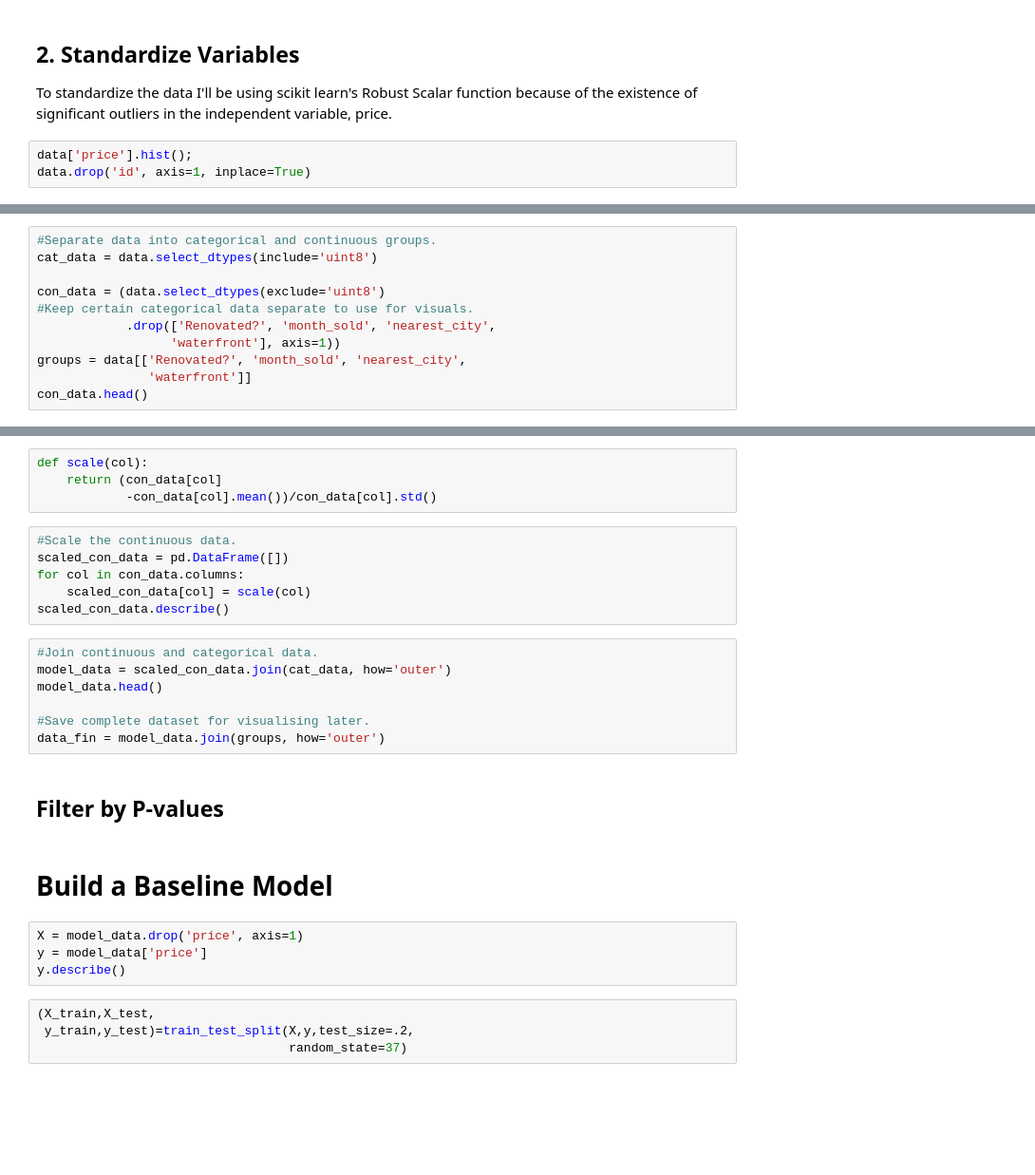
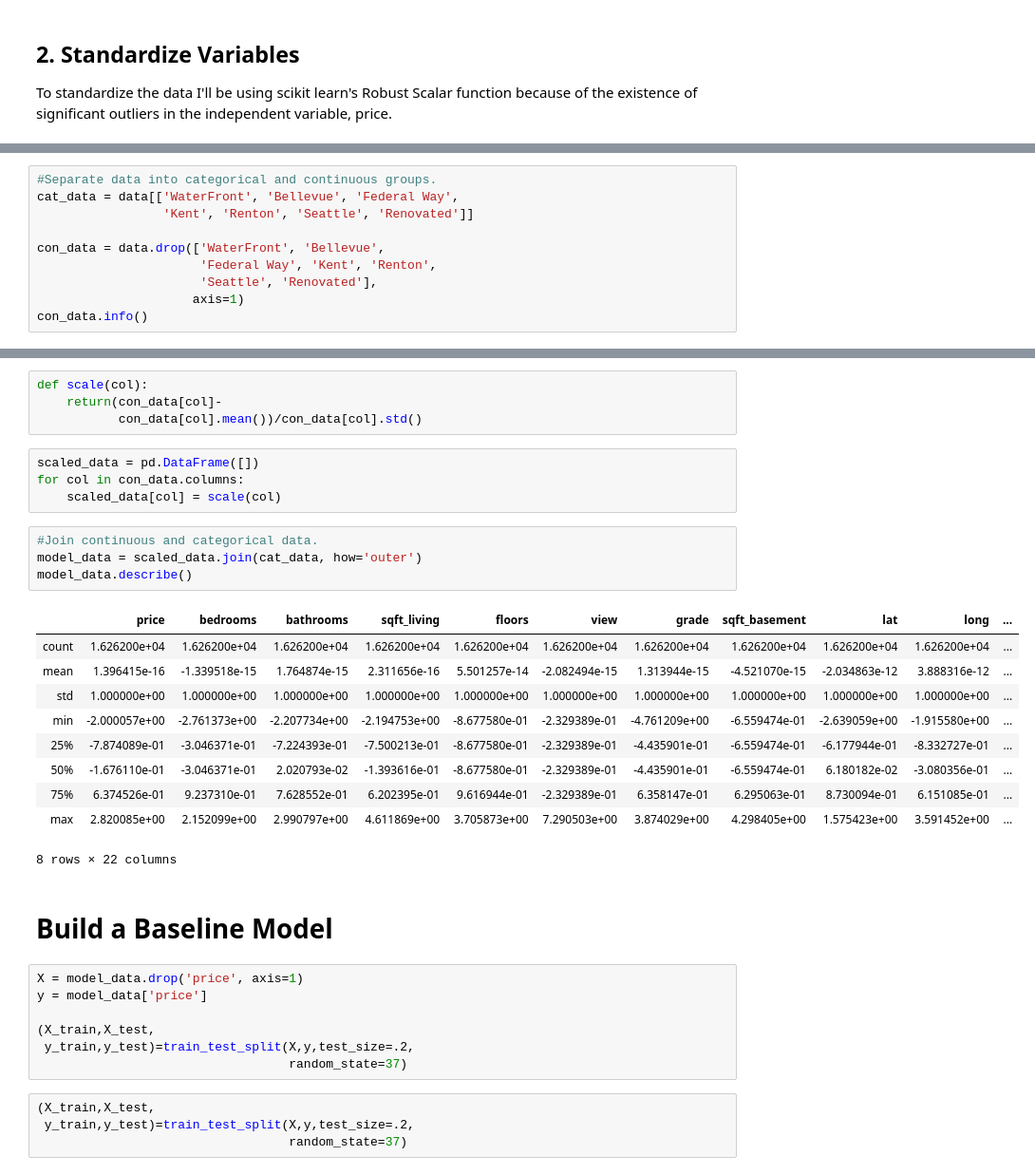
Before and after one commit to shsobieski/Housing-Valuation-Tool, a Jupyter notebook: analysis.ipynb, the cells around one changed output, grey strips where cells are left out. Shown: that part at 95% size. Saved outputs shown, nothing was run; the diff lists cells and outputs as text; blank space fills up the shorter version.

```diff
--- a/analysis.ipynb
+++ b/analysis.ipynb
@@ -59,6 +60,3 @@ data.drop('sqft_above',)
 # %% [markdown]
 ## 2. Standardize Variables
 To standardize the data I'll be using scikit learn's Robust Scalar function because of the existence of significant outliers in the independent variable, price.
-# %%
-data['price'].hist();
-data.drop('id', axis=1, inplace=True)
@@ -65,11 +83,10 @@ data.drop('id', axis=1, inplace=True)
 # %%
 #Separate data into categorical and continuous groups.
-cat_data = data.select_dtypes(include='uint8')
+cat_data = data[['WaterFront', 'Bellevue', 'Federal Way',
+                 'Kent', 'Renton', 'Seattle', 'Renovated']]
 
-con_data = (data.select_dtypes(exclude='uint8')
-#Keep certain categorical data separate to use for visuals.
-            .drop(['Renovated?', 'month_sold', 'nearest_city',
-                  'waterfront'], axis=1))
-groups = data[['Renovated?', 'month_sold', 'nearest_city',
-               'waterfront']]
-con_data.head()
+con_data = data.drop(['WaterFront', 'Bellevue',
+                      'Federal Way', 'Kent', 'Renton',
+                      'Seattle', 'Renovated'],
+                     axis=1)
+con_data.info()
@@ -76,28 +114,35 @@ con_data.head()
 # %%
 def scale(col):
-    return (con_data[col]
-            -con_data[col].mean())/con_data[col].std()
+    return(con_data[col]-
+           con_data[col].mean())/con_data[col].std()
 # %%
-#Scale the continuous data.
-scaled_con_data = pd.DataFrame([])
+scaled_data = pd.DataFrame([])
 for col in con_data.columns:
-    scaled_con_data[col] = scale(col)
-scaled_con_data.describe()
+    scaled_data[col] = scale(col)
 # %%
 #Join continuous and categorical data.
-model_data = scaled_con_data.join(cat_data, how='outer')
-model_data.head()
-
-#Save complete dataset for visualising later.
-data_fin = model_data.join(groups, how='outer')
+model_data = scaled_data.join(cat_data, how='outer')
+model_data.describe()
+# %% [output]
+|  | price | bedrooms | bathrooms | sqft_living | floors | view | grade | sqft_basement | lat | long | ... |
+| count | 1.626200e+04 | 1.626200e+04 | 1.626200e+04 | 1.626200e+04 | 1.626200e+04 | 1.626200e+04 | 1.626200e+04 | 1.626200e+04 | 1.626200e+04 | 1.626200e+04 | ... |
+| mean | 1.396415e-16 | -1.339518e-15 | 1.764874e-15 | 2.311656e-16 | 5.501257e-14 | -2.082494e-15 | 1.313944e-15 | -4.521070e-15 | -2.034863e-12 | 3.888316e-12 | ... |
+| std | 1.000000e+00 | 1.000000e+00 | 1.000000e+00 | 1.000000e+00 | 1.000000e+00 | 1.000000e+00 | 1.000000e+00 | 1.000000e+00 | 1.000000e+00 | 1.000000e+00 | ... |
+| min | -2.000057e+00 | -2.761373e+00 | -2.207734e+00 | -2.194753e+00 | -8.677580e-01 | -2.329389e-01 | -4.761209e+00 | -6.559474e-01 | -2.639059e+00 | -1.915580e+00 | ... |
+| 25% | -7.874089e-01 | -3.046371e-01 | -7.224393e-01 | -7.500213e-01 | -8.677580e-01 | -2.329389e-01 | -4.435901e-01 | -6.559474e-01 | -6.177944e-01 | -8.332727e-01 | ... |
+| 50% | -1.676110e-01 | -3.046371e-01 | 2.020793e-02 | -1.393616e-01 | -8.677580e-01 | -2.329389e-01 | -4.435901e-01 | -6.559474e-01 | 6.180182e-02 | -3.080356e-01 | ... |
+| 75% | 6.374526e-01 | 9.237310e-01 | 7.628552e-01 | 6.202395e-01 | 9.616944e-01 | -2.329389e-01 | 6.358147e-01 | 6.295063e-01 | 8.730094e-01 | 6.151085e-01 | ... |
+| max | 2.820085e+00 | 2.152099e+00 | 2.990797e+00 | 4.611869e+00 | 3.705873e+00 | 7.290503e+00 | 3.874029e+00 | 4.298405e+00 | 1.575423e+00 | 3.591452e+00 | ... |
+8 rows × 22 columns
-# %% [markdown]
-## Filter by P-values
 # %% [markdown]
 # Build a Baseline Model
 # %%
 X = model_data.drop('price', axis=1)
 y = model_data['price']
-y.describe()
+
+(X_train,X_test,
+ y_train,y_test)=train_test_split(X,y,test_size=.2,
+                                  random_state=37)
 # %%
 (X_train,X_test,
  y_train,y_test)=train_test_split(X,y,test_size=.2,
```
Also changed, not shown: parts of 23 cells of this notebook, 1 other file.
